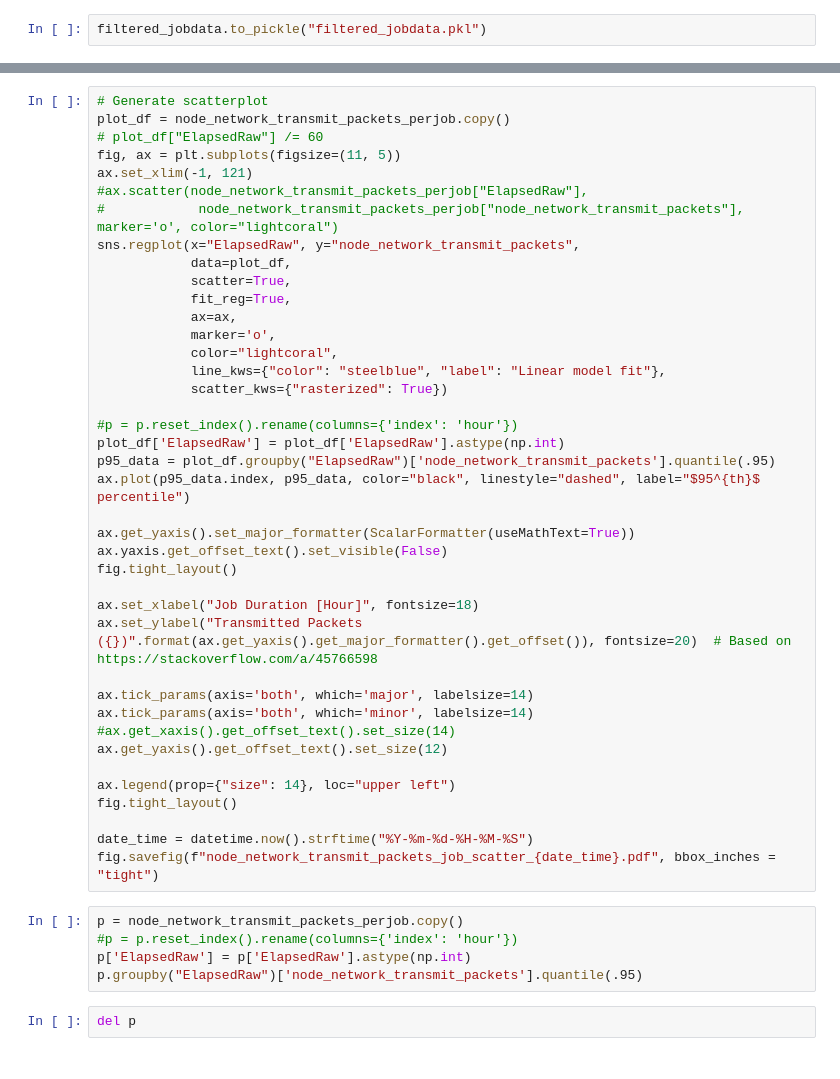
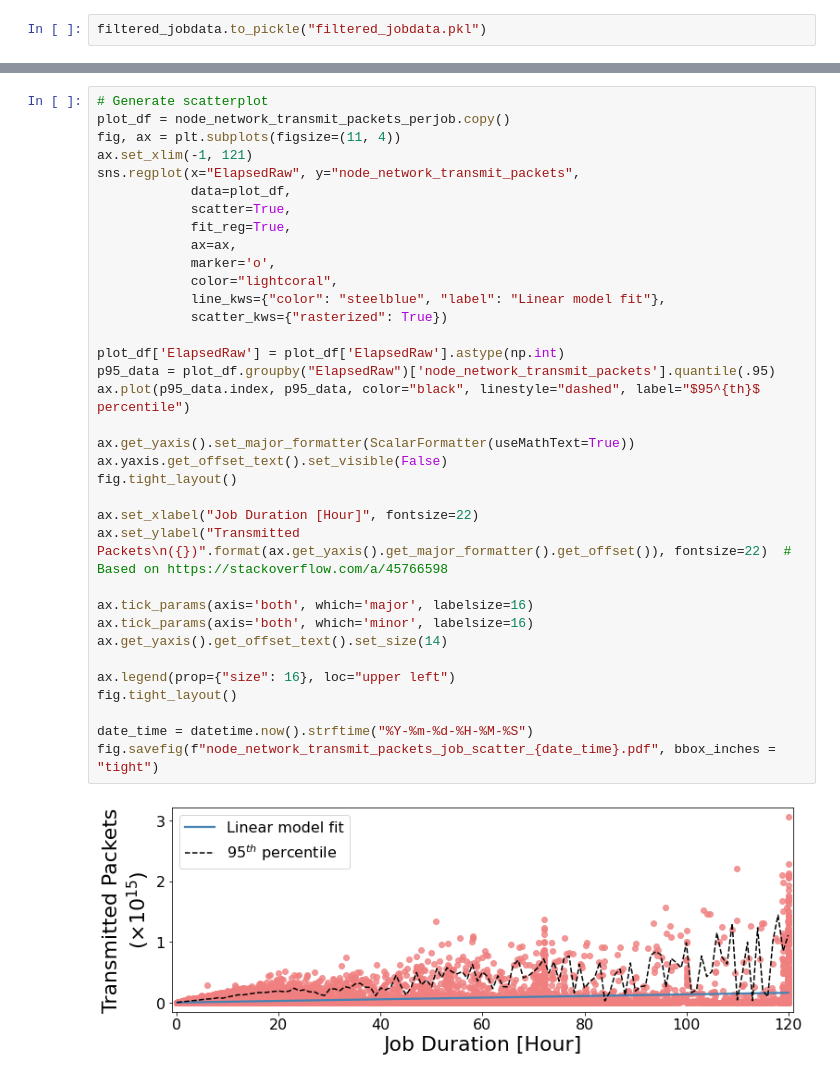
Before and after one commit to sara-nl/SURFace, a Jupyter notebook: !Network data analysis.ipynb, the cells around one changed output, grey strips where cells are left out. Cells and saved outputs as stored; diff of their text form.

Commit message:
Polished graphs and notebooks and use general paths for clarity

```diff
--- a/!Network data analysis.ipynb
+++ b/!Network data analysis.ipynb
@@ -233,47 +257,37 @@ fig.savefig("node_network_transmit_packets_job_duration.pdf")
 # %%
 # Generate scatterplot
 plot_df = node_network_transmit_packets_perjob.copy()
-# plot_df["ElapsedRaw"] /= 60
-fig, ax = plt.subplots(figsize=(11, 5))
+fig, ax = plt.subplots(figsize=(11, 4))
 ax.set_xlim(-1, 121)
-#ax.scatter(node_network_transmit_packets_perjob["ElapsedRaw"],
-#            node_network_transmit_packets_perjob["node_network_transmit_packets"], marker='o', color="lightcoral")
 sns.regplot(x="ElapsedRaw", y="node_network_transmit_packets",
             data=plot_df,
             scatter=True,
             fit_reg=True,
             ax=ax,
             marker='o',
             color="lightcoral",
             line_kws={"color": "steelblue", "label": "Linear model fit"},
             scatter_kws={"rasterized": True})
 
-#p = p.reset_index().rename(columns={'index': 'hour'})
 plot_df['ElapsedRaw'] = plot_df['ElapsedRaw'].astype(np.int)
 p95_data = plot_df.groupby("ElapsedRaw")['node_network_transmit_packets'].quantile(.95)
 ax.plot(p95_data.index, p95_data, color="black", linestyle="dashed", label="$95^{th}$ percentile")
 
 ax.get_yaxis().set_major_formatter(ScalarFormatter(useMathText=True))
 ax.yaxis.get_offset_text().set_visible(False)
 fig.tight_layout()
 
-ax.set_xlabel("Job Duration [Hour]", fontsize=18)
-ax.set_ylabel("Transmitted Packets ({})".format(ax.get_yaxis().get_major_formatter().get_offset()), fontsize=20)  # Based on https://stackoverflow.com/a/45766598
+ax.set_xlabel("Job Duration [Hour]", fontsize=22)
+ax.set_ylabel("Transmitted Packets\n({})".format(ax.get_yaxis().get_major_formatter().get_offset()), fontsize=22)  # Based on https://stackoverflow.com/a/45766598
 
-ax.tick_params(axis='both', which='major', labelsize=14)
-ax.tick_params(axis='both', which='minor', labelsize=14)
-#ax.get_xaxis().get_offset_text().set_size(14)
-ax.get_yaxis().get_offset_text().set_size(12)
+ax.tick_params(axis='both', which='major', labelsize=16)
+ax.tick_params(axis='both', which='minor', labelsize=16)
+ax.get_yaxis().get_offset_text().set_size(14)
 
-ax.legend(prop={"size": 14}, loc="upper left")
+ax.legend(prop={"size": 16}, loc="upper left")
 fig.tight_layout()
 
 date_time = datetime.now().strftime("%Y-%m-%d-%H-%M-%S")
 fig.savefig(f"node_network_transmit_packets_job_scatter_{date_time}.pdf", bbox_inches = "tight")
+# %% [output]
+[figure, added]
-# %%
-p = node_network_transmit_packets_perjob.copy()
-#p = p.reset_index().rename(columns={'index': 'hour'})
-p['ElapsedRaw'] = p['ElapsedRaw'].astype(np.int)
-p.groupby("ElapsedRaw")['node_network_transmit_packets'].quantile(.95)
-# %%
-del p
```
Also changed, not shown: parts of 16 cells of this notebook, 13 other files.
